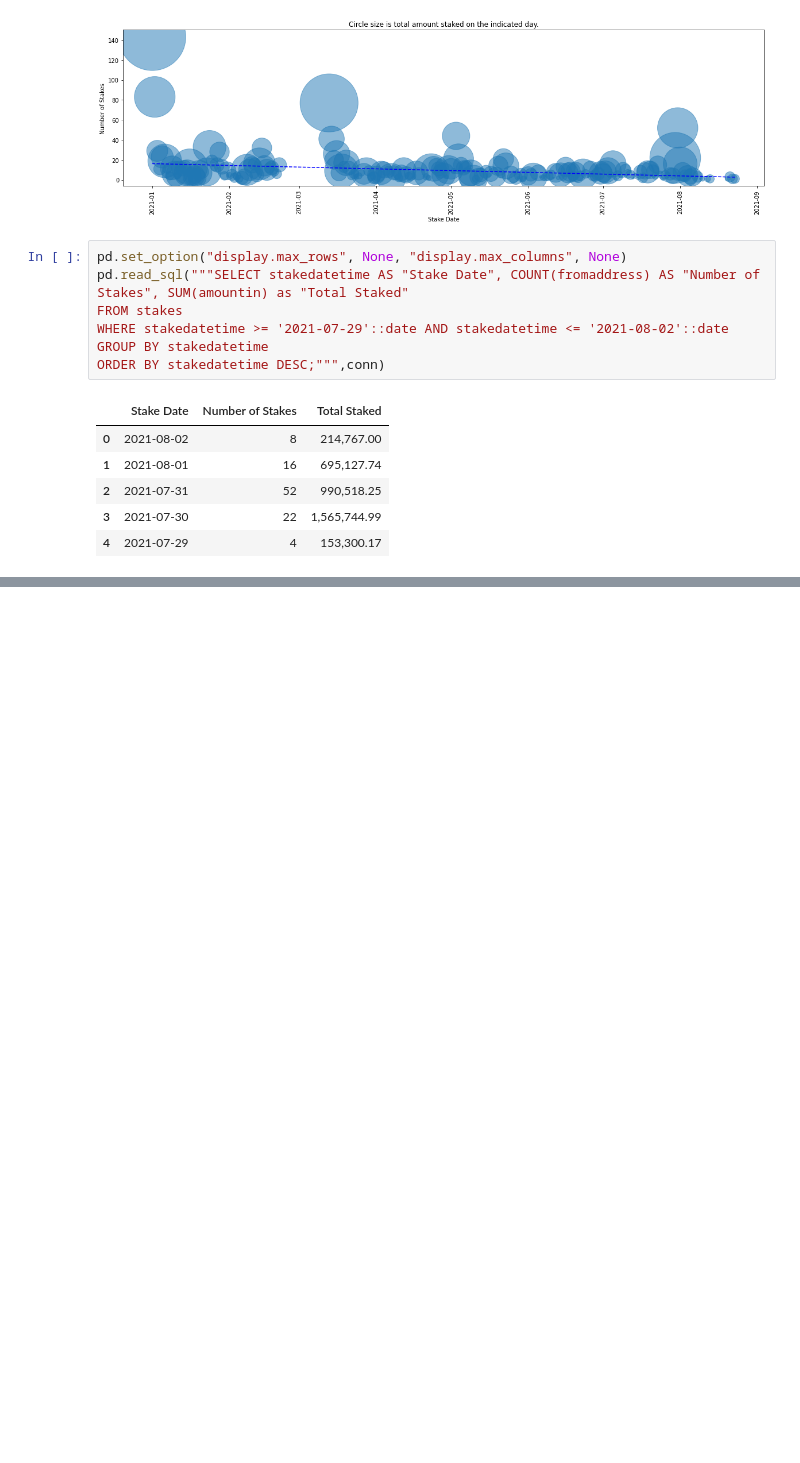
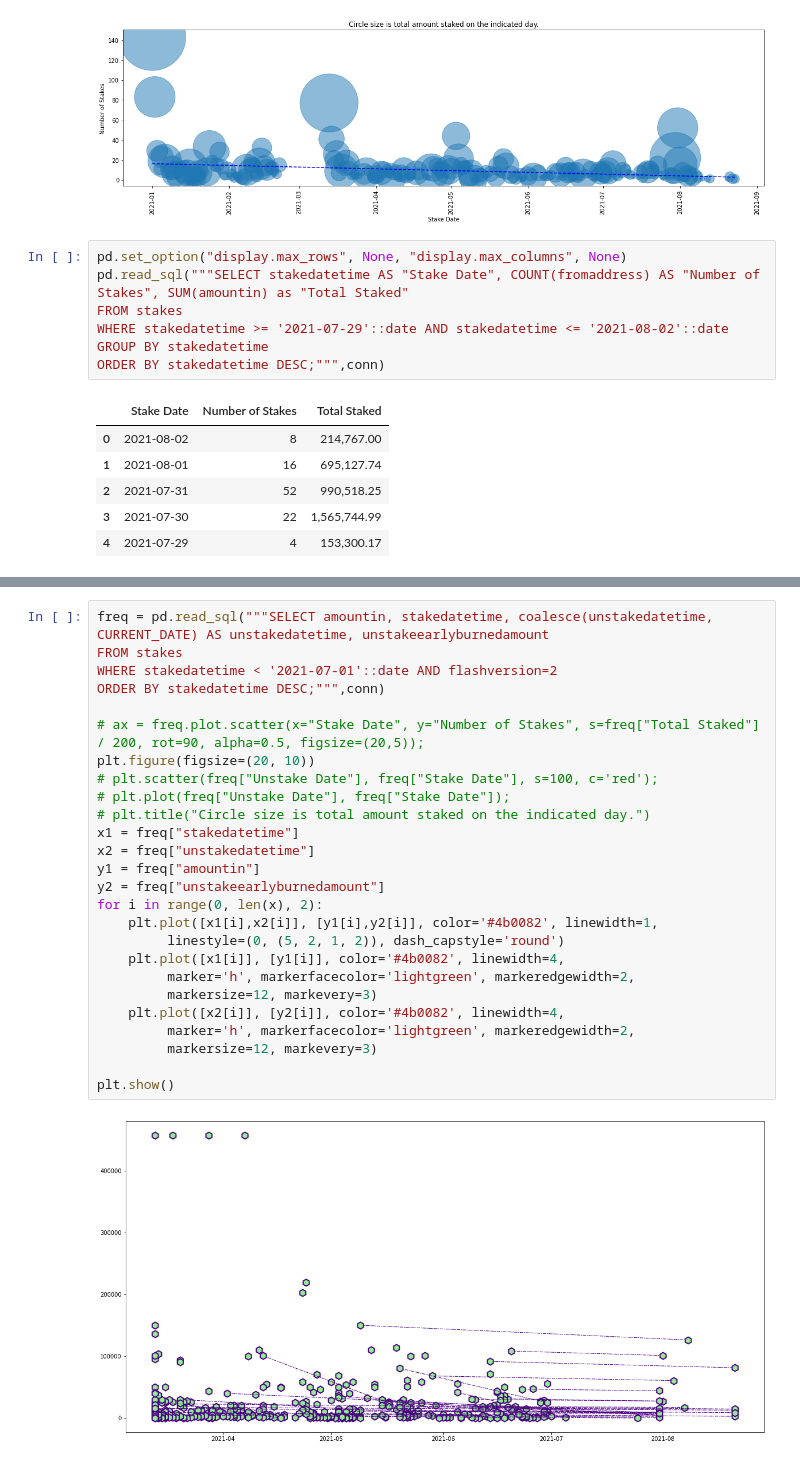
Before and after one commit to seanbhart/flashV2-analysis, a Jupyter notebook: FlashV2_AnalysisSQL.ipynb, the cells around one changed output, grey strips where cells are left out. Saved outputs shown, nothing was run; the diff lists cells and outputs as text; blank space fills up the shorter version.

```diff
--- a/FlashV2_AnalysisSQL.ipynb
+++ b/FlashV2_AnalysisSQL.ipynb
@@ -307,0 +374,28 @@ ORDER BY "Total Staked" DESC;""",conn)
+# %%
+freq = pd.read_sql("""SELECT amountin, stakedatetime, coalesce(unstakedatetime, CURRENT_DATE) AS unstakedatetime, unstakeearlyburnedamount
+FROM stakes
+WHERE stakedatetime < '2021-07-01'::date AND flashversion=2
+ORDER BY stakedatetime DESC;""",conn)
+
+# ax = freq.plot.scatter(x="Stake Date", y="Number of Stakes", s=freq["Total Staked"] / 200, rot=90, alpha=0.5, figsize=(20,5));
+plt.figure(figsize=(20, 10))
+# plt.scatter(freq["Unstake Date"], freq["Stake Date"], s=100, c='red');
+# plt.plot(freq["Unstake Date"], freq["Stake Date"]);
+# plt.title("Circle size is total amount staked on the indicated day.")
+x1 = freq["stakedatetime"]
+x2 = freq["unstakedatetime"]
+y1 = freq["amountin"]
+y2 = freq["unstakeearlyburnedamount"]
+for i in range(0, len(x), 2):
+    plt.plot([x1[i],x2[i]], [y1[i],y2[i]], color='#4b0082', linewidth=1,
+         linestyle=(0, (5, 2, 1, 2)), dash_capstyle='round')
+    plt.plot([x1[i]], [y1[i]], color='#4b0082', linewidth=4,
+         marker='h', markerfacecolor='lightgreen', markeredgewidth=2,
+         markersize=12, markevery=3)
+    plt.plot([x2[i]], [y2[i]], color='#4b0082', linewidth=4,
+         marker='h', markerfacecolor='lightgreen', markeredgewidth=2,
+         markersize=12, markevery=3)
+
+plt.show()
+# %% [output]
+[figure, added]
```
Also changed, not shown: parts of 7 cells of this notebook, 5 other files.
